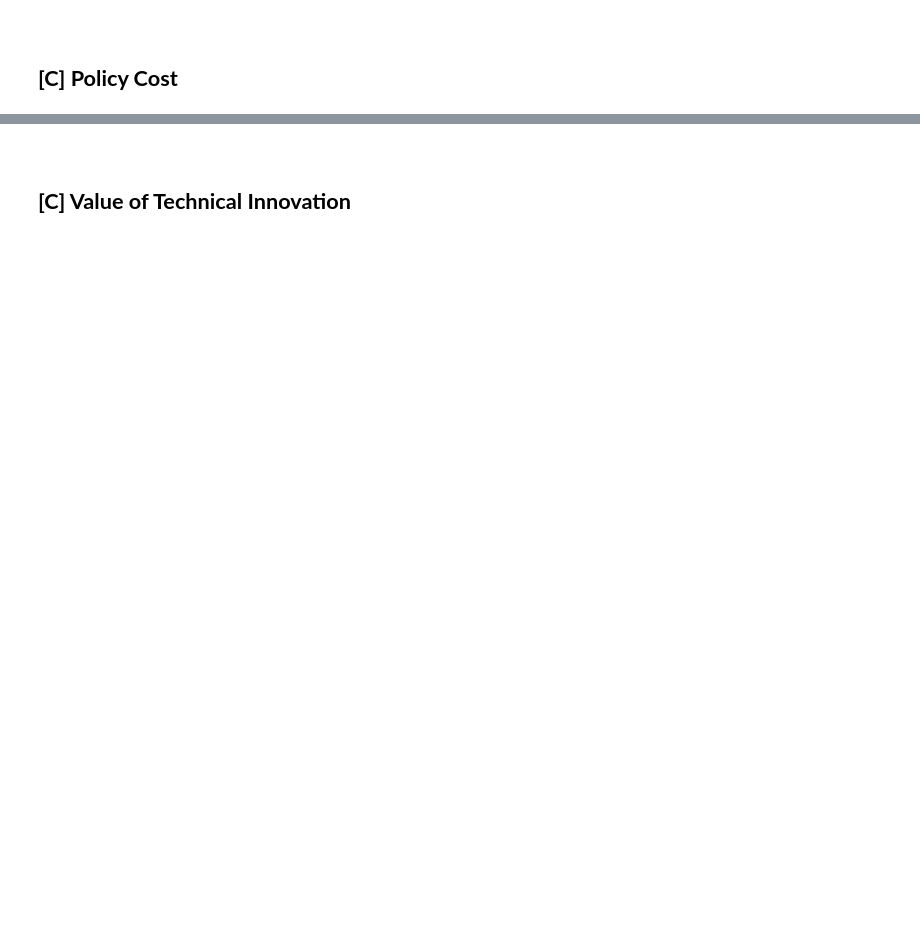
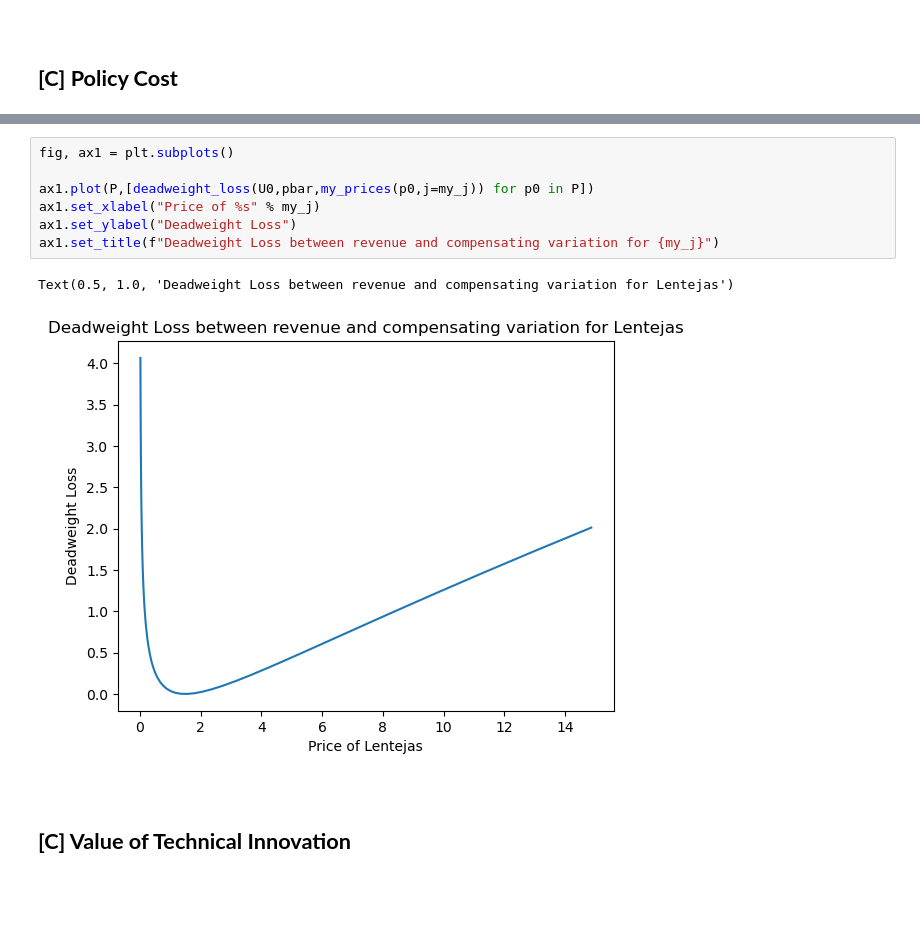
Before and after one commit to yingyinlii/team_luther_burbank_proj4, a Jupyter notebook: EEP153_project_4_code_review.ipynb, the cells around one changed output, grey strips where cells are left out. Saved outputs shown, nothing was run; the diff lists cells and outputs as text; blank space fills up the shorter version.

```diff
--- a/EEP153_project_4_code_review.ipynb
+++ b/EEP153_project_4_code_review.ipynb
@@ -929,3 +1122,13 @@ plt.show()
+# %%
+fig, ax1 = plt.subplots()
+
+ax1.plot(P,[deadweight_loss(U0,pbar,my_prices(p0,j=my_j)) for p0 in P])
+ax1.set_xlabel("Price of %s" % my_j)
+ax1.set_ylabel("Deadweight Loss")
+ax1.set_title(f"Deadweight Loss between revenue and compensating variation for {my_j}")
+# %% [output]
+Text(0.5, 1.0, 'Deadweight Loss between revenue and compensating variation for Lentejas')
+[figure, added]
 # %% [markdown]
 <br>
 
```
Also changed, not shown: parts of 21 cells of this notebook.
